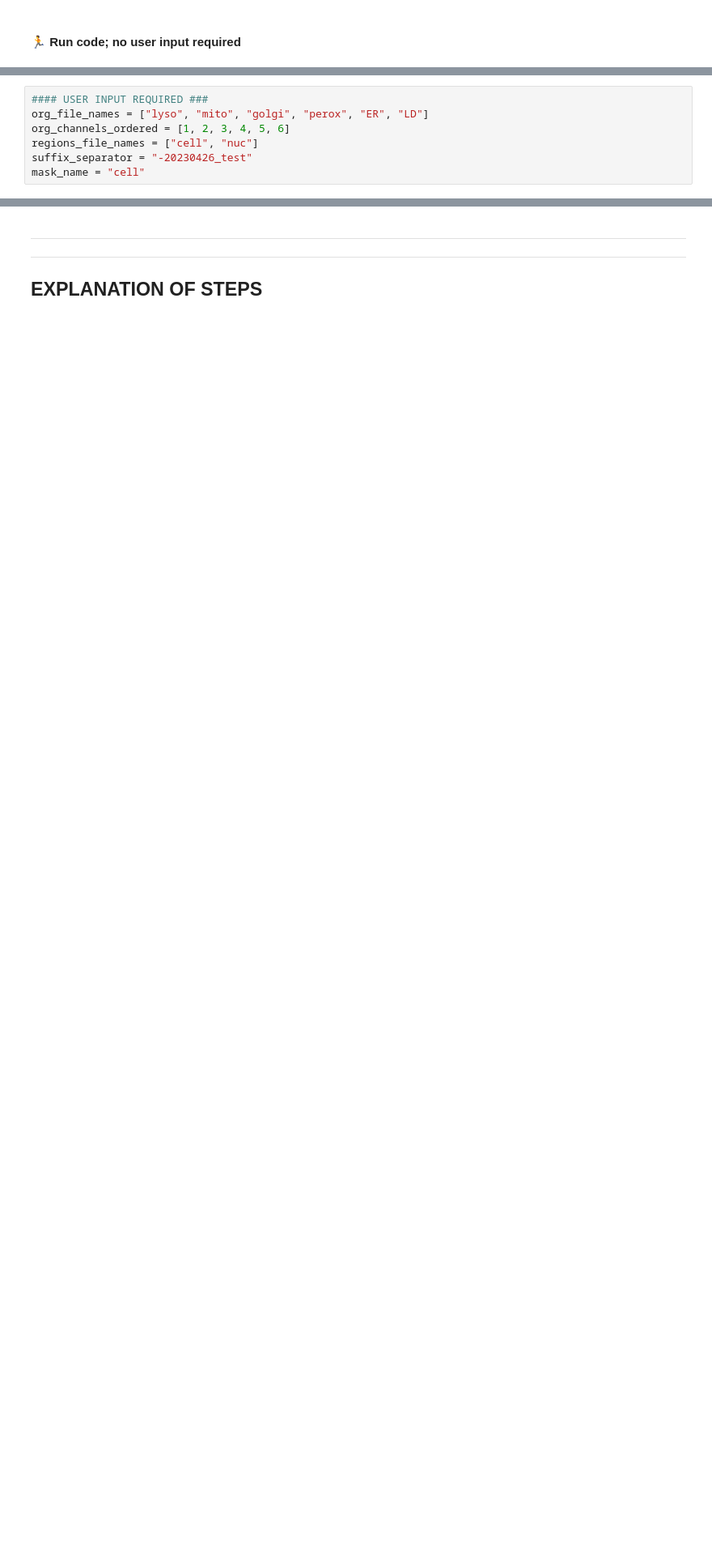
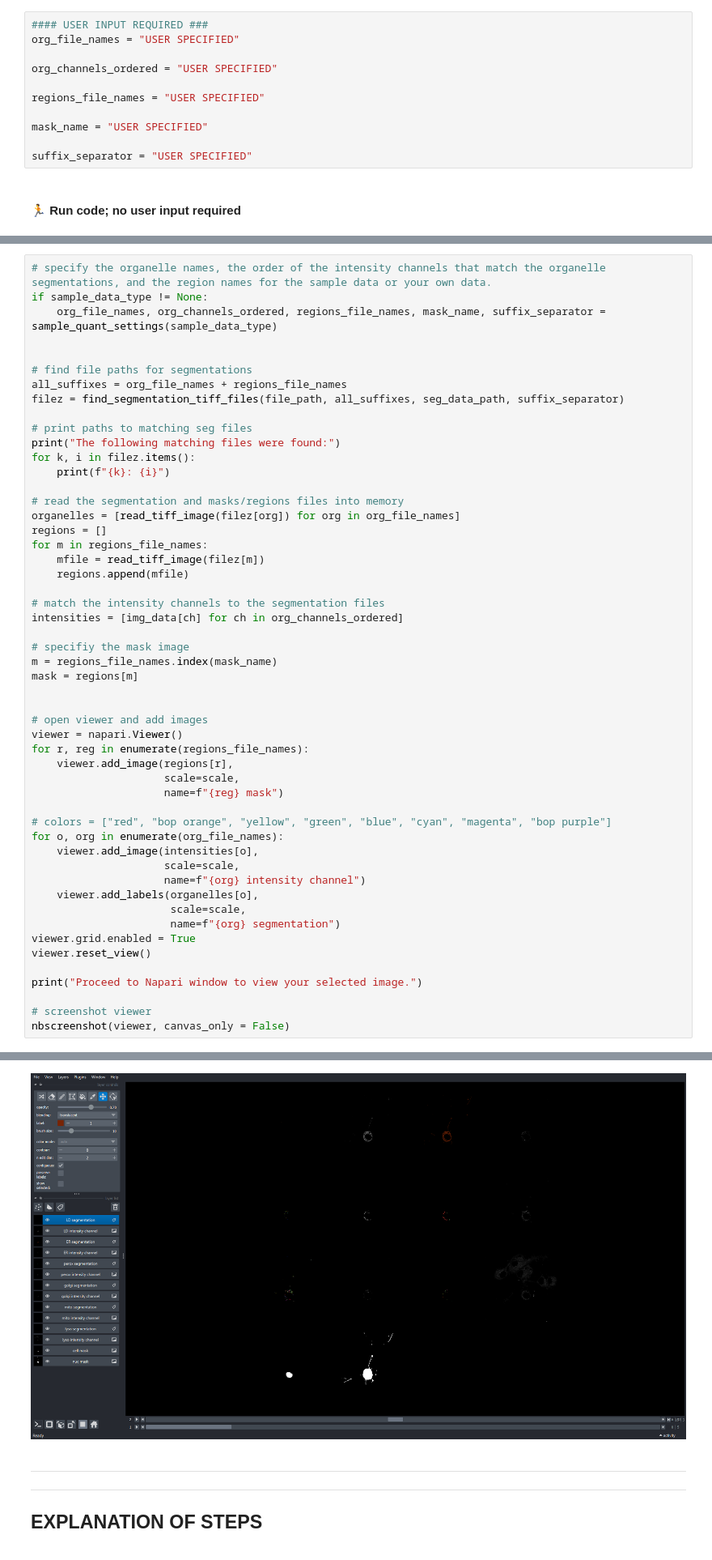
Before and after one commit to SCohenLab/infer-subc, a Jupyter notebook: notebooks/part_2_quantification/2.2_organelle_interactions.ipynb, the cells around one changed output, grey strips where cells are left out. Shown at 81% size. Saved outputs shown, nothing was run; the diff lists cells and outputs as text; blank space fills up the shorter version.

Commit message:
sample data updates

```diff
--- a/notebooks/part_2_quantification/2.2_organelle_interactions.ipynb
+++ b/notebooks/part_2_quantification/2.2_organelle_interactions.ipynb
@@ -131,2 +185,13 @@ test_img_n = 0
+# %%
+#### USER INPUT REQUIRED ###
+org_file_names = "USER SPECIFIED"
+
+org_channels_ordered = "USER SPECIFIED"
+
+regions_file_names = "USER SPECIFIED"
+
+mask_name = "USER SPECIFIED"
+
+suffix_separator = "USER SPECIFIED"
 # %% [markdown]
 #### &#x1F3C3; **Run code; no user input required**
@@ -155,7 +197,0 @@ Specify the following information about the segmentation files: - `org_file_name
-# %%
-#### USER INPUT REQUIRED ###
-org_file_names = ["lyso", "mito", "golgi", "perox", "ER", "LD"]
-org_channels_ordered = [1, 2, 3, 4, 5, 6]
-regions_file_names = ["cell", "nuc"]
-suffix_separator = "-20230426_test"
-mask_name = "cell"
@@ -211,0 +198,53 @@ nbscreenshot(viewer, canvas_only = False)
+# %%
+# specify the organelle names, the order of the intensity channels that match the organelle segmentations, and the region names for the sample data or your own data.
+if sample_data_type != None:
+    org_file_names, org_channels_ordered, regions_file_names, mask_name, suffix_separator = sample_quant_settings(sample_data_type)
+
+
+# find file paths for segmentations
+all_suffixes = org_file_names + regions_file_names
+filez = find_segmentation_tiff_files(file_path, all_suffixes, seg_data_path, suffix_separator)
+
+# print paths to matching seg files
+print("The following matching files were found:")
+for k, i in filez.items():
+    print(f"{k}: {i}")
+
+# read the segmentation and masks/regions files into memory
+organelles = [read_tiff_image(filez[org]) for org in org_file_names]
+regions = []
+for m in regions_file_names:
+    mfile = read_tiff_image(filez[m])
+    regions.append(mfile)
+
+# match the intensity channels to the segmentation files
+intensities = [img_data[ch] for ch in org_channels_ordered]
+
+# specifiy the mask image
+m = regions_file_names.index(mask_name)
+mask = regions[m]
+
+
+# open viewer and add images
+viewer = napari.Viewer()
+for r, reg in enumerate(regions_file_names):
+    viewer.add_image(regions[r],
+                     scale=scale,
+                     name=f"{reg} mask")
+
+# colors = ["red", "bop orange", "yellow", "green", "blue", "cyan", "magenta", "bop purple"]
+for o, org in enumerate(org_file_names):
+    viewer.add_image(intensities[o],
+                     scale=scale,
+                     name=f"{org} intensity channel")
+    viewer.add_labels(organelles[o],
+                      scale=scale,
+                      name=f"{org} segmentation")
+viewer.grid.enabled = True
+viewer.reset_view()
+
+print("Proceed to Napari window to view your selected image.")
+
+# screenshot viewer
+nbscreenshot(viewer, canvas_only = False)
+# %% [output]
@@ -212,3 +264,4 @@ nbscreenshot(viewer, canvas_only = False)
+[figure, added]
 # %% [markdown]
 ------
 -----
```
Also changed, not shown: parts of 17 cells of this notebook, 57 other files.
